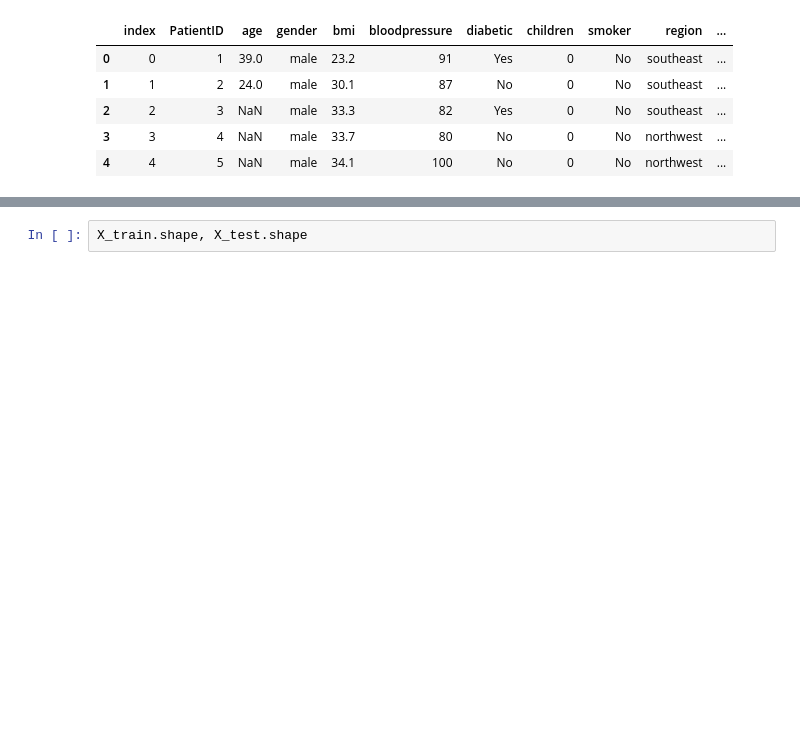
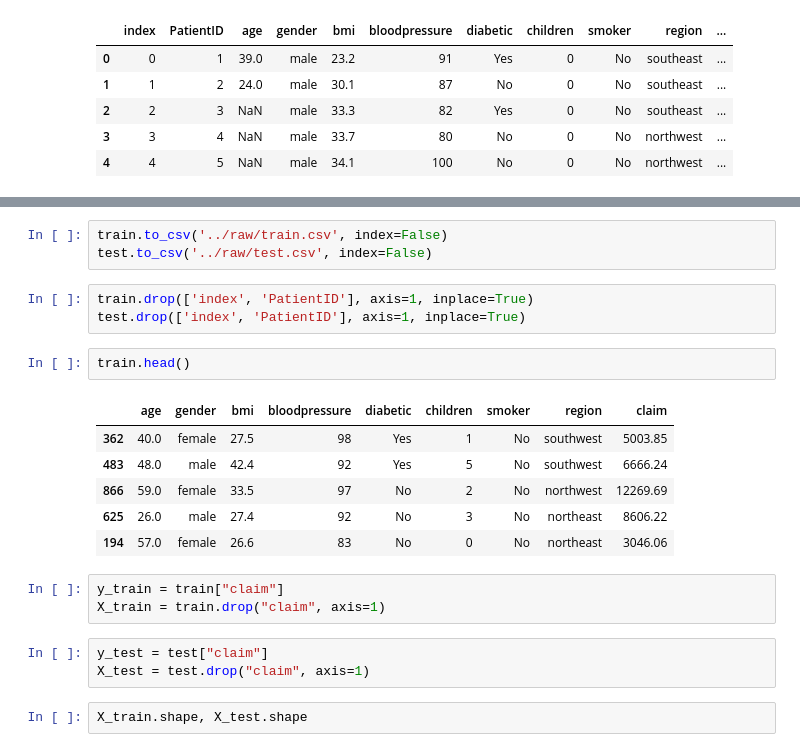
Before and after one commit to Michael95-m/packaging-insurance-claim-model, a Jupyter notebook: notebook/02-Feature-Engineering.ipynb, the cells around one changed output, grey strips where cells are left out. Drawn from its saved outputs; the diff is of its cells as text; blank space fills up the shorter version.

```diff
--- a/notebook/02-Feature-Engineering.ipynb
+++ b/notebook/02-Feature-Engineering.ipynb
@@ -38,3 +49,24 @@ random_state=0
+# %%
+train.to_csv('../raw/train.csv', index=False)
+test.to_csv('../raw/test.csv', index=False)
+# %%
+train.drop(['index', 'PatientID'], axis=1, inplace=True)
+test.drop(['index', 'PatientID'], axis=1, inplace=True)
+# %%
+train.head()
+# %% [output]
+|  | age | gender | bmi | bloodpressure | diabetic | children | smoker | region | claim |
+| 362 | 40.0 | female | 27.5 | 98 | Yes | 1 | No | southwest | 5003.85 |
+| 483 | 48.0 | male | 42.4 | 92 | Yes | 5 | No | southwest | 6666.24 |
+| 866 | 59.0 | female | 33.5 | 97 | No | 2 | No | northwest | 12269.69 |
+| 625 | 26.0 | male | 27.4 | 92 | No | 3 | No | northeast | 8606.22 |
+| 194 | 57.0 | female | 26.6 | 83 | No | 0 | No | northeast | 3046.06 |
+# %%
+y_train = train["claim"]
+X_train = train.drop("claim", axis=1)
+# %%
+y_test = test["claim"]
+X_test = test.drop("claim", axis=1)
 # %%
 X_train.shape, X_test.shape
 # %% [output]
```
Also changed, not shown: parts of 13 cells of this notebook, 3 other files.
